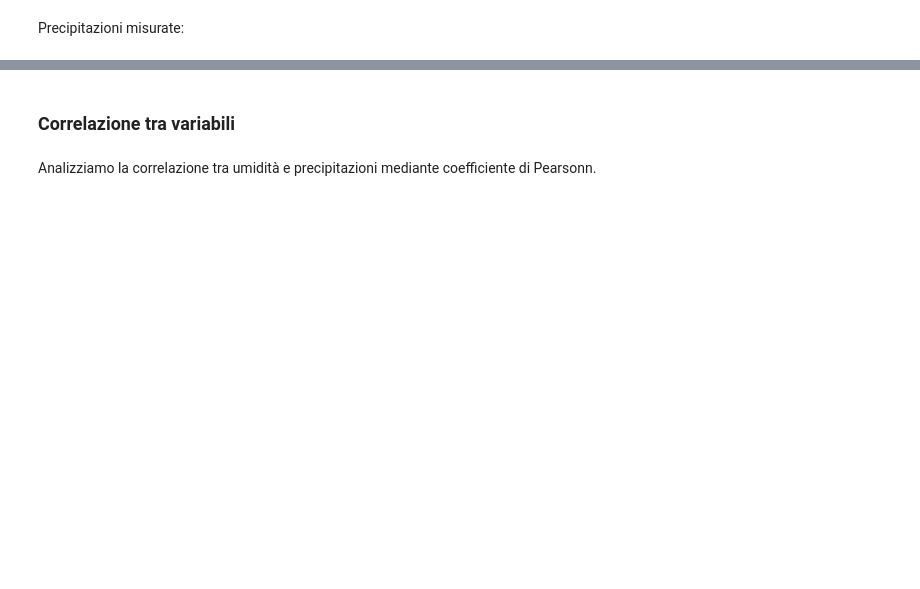
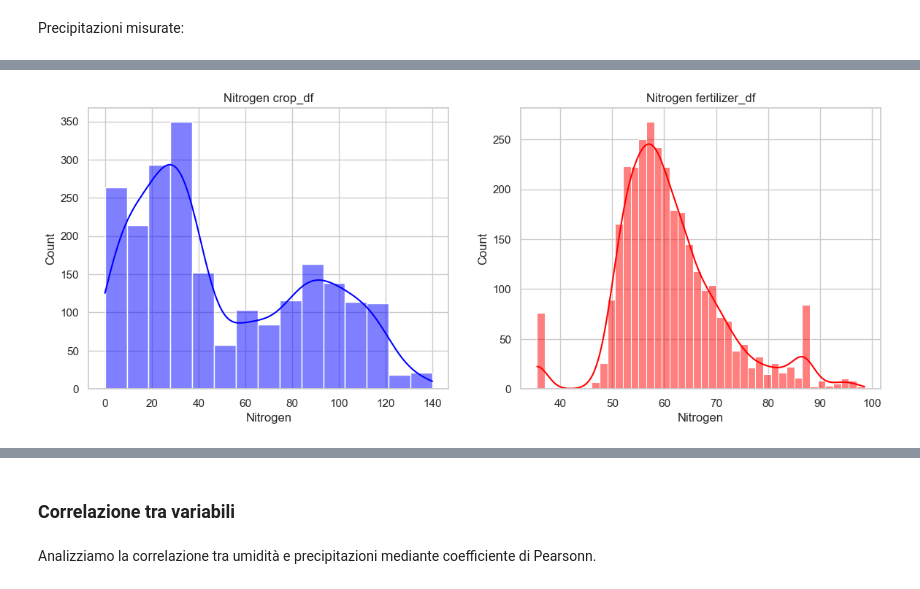
Before and after one commit to Jujez04/data-intensive-project, a Jupyter notebook: main.ipynb, the cells around one changed output, grey strips where cells are left out. Drawn from its saved outputs; the diff is of its cells as text; code cells hidden in the pictures; blank space fills up the shorter version.

```diff
--- a/main.ipynb
+++ b/main.ipynb
@@ -207,0 +312,4 @@ axes[1].set_xlabel('Rainfall (mm)')
+# %%
+plot_chemicals('Nitrogen')
+# %% [output]
+[figure, added]
```
Also changed, not shown: parts of 40 cells of this notebook.
